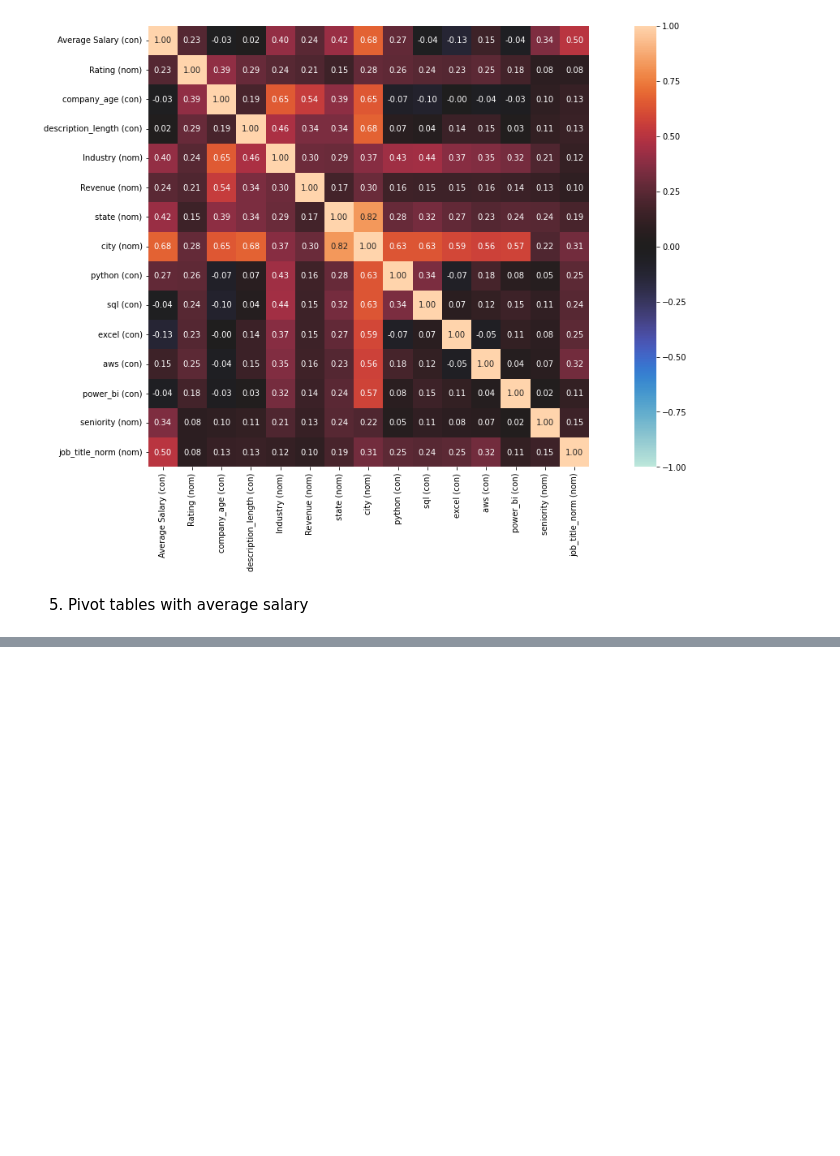
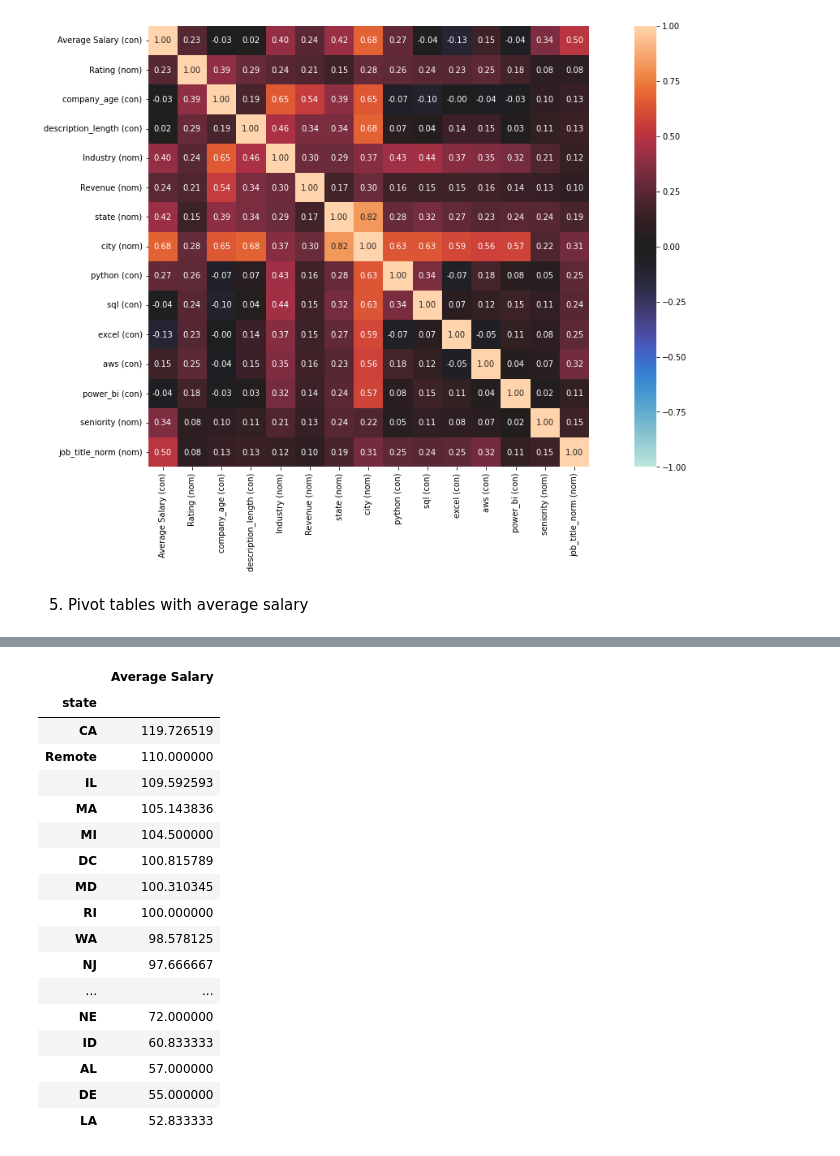
Before and after one commit to vytautasmu/Python_mokymai, a Jupyter notebook: final_work_vcs.ipynb, the cells around one changed output, grey strips where cells are left out. Saved outputs shown, nothing was run; the diff lists cells and outputs as text; code cells hidden in the pictures; blank space fills up the shorter version.

```diff
--- a/final_work_vcs.ipynb
+++ b/final_work_vcs.ipynb
@@ -468,0 +498,21 @@ nominal.associations(cont_corr_df,figsize=(20,10),mark_columns=True);
+# %%
+pd.pivot_table(df_master, index = 'state', values = 'Average Salary').sort_values('Average Salary', ascending=False)
+# %% [output]
+|  | Average Salary |
+| state |  |
+| CA | 119.726519 |
+| Remote | 110.000000 |
+| IL | 109.592593 |
+| MA | 105.143836 |
+| MI | 104.500000 |
+| DC | 100.815789 |
+| MD | 100.310345 |
+| RI | 100.000000 |
+| WA | 98.578125 |
+| NJ | 97.666667 |
+| ... | ... |
+| NE | 72.000000 |
+| ID | 60.833333 |
+| AL | 57.000000 |
+| DE | 55.000000 |
+| LA | 52.833333 |
```
Also changed, not shown: parts of 14 cells of this notebook.
